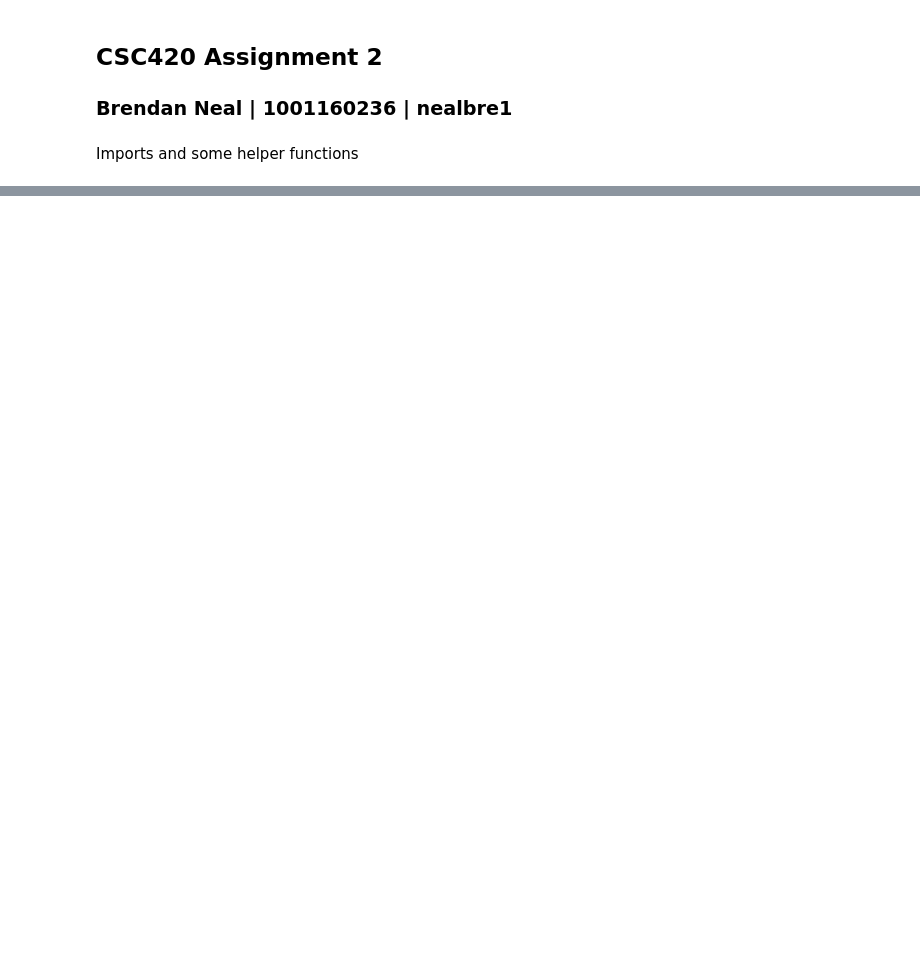
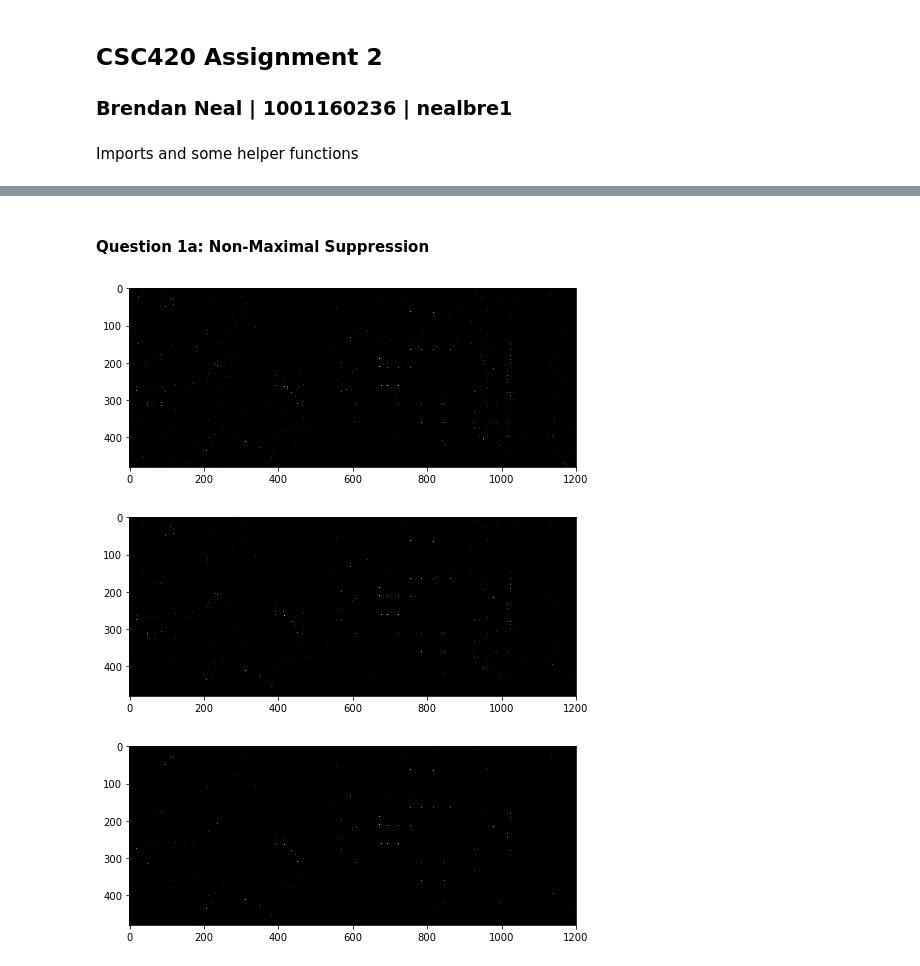
Before and after one commit to br3nd4nn34l/CSC420-Fall-2018, a Jupyter notebook: assignments/a2/a2.ipynb, the cells around one changed output, grey strips where cells are left out. Drawn from its saved outputs; the diff is of its cells as text; code cells hidden in the pictures; blank space fills up the shorter version.

```diff
--- a/assignments/a2/a2.ipynb
+++ b/assignments/a2/a2.ipynb
@@ -69,0 +97,2 @@ def r_harris(img, k):
+# %% [markdown]
+#### Question 1a: Non-Maximal Suppression
@@ -69,0 +170,10 @@ def r_harris(img, k):
+# %%
+for radius in [2, 4, 8]:
+    display_image(
+        non_maximal_suppression(brown_building, radius),
+        f"q1B-nonmax-suppression-output-r={radius}.jpg"
+    )
+# %% [output]
+[figure, added]
+[figure, added]
+[figure, added]
```
Also changed, not shown: parts of 15 cells of this notebook, 5 other files.
